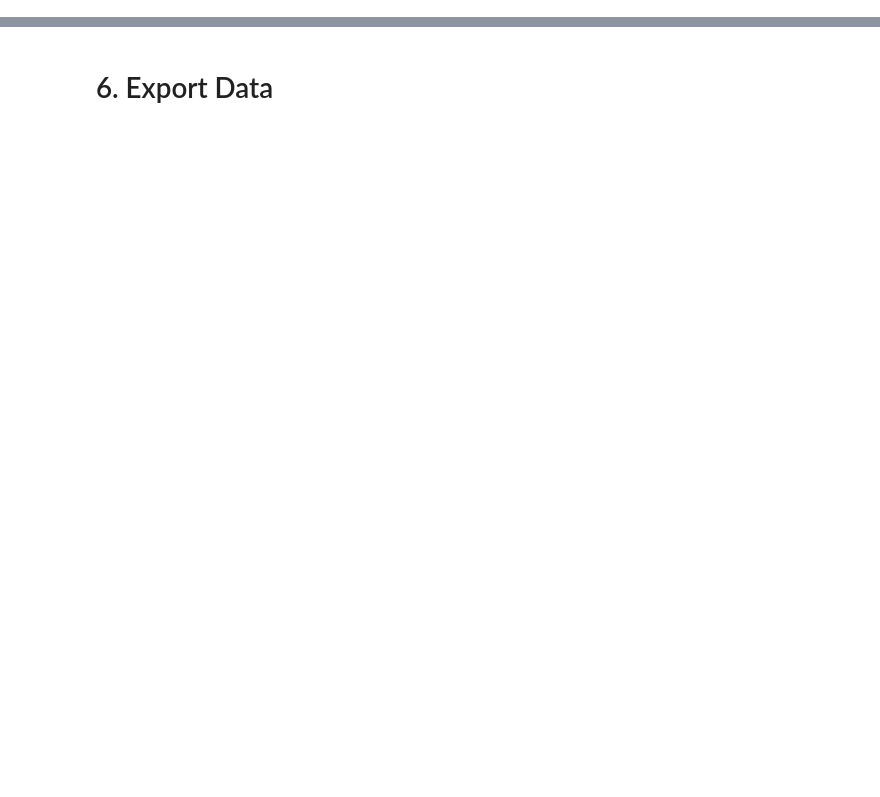
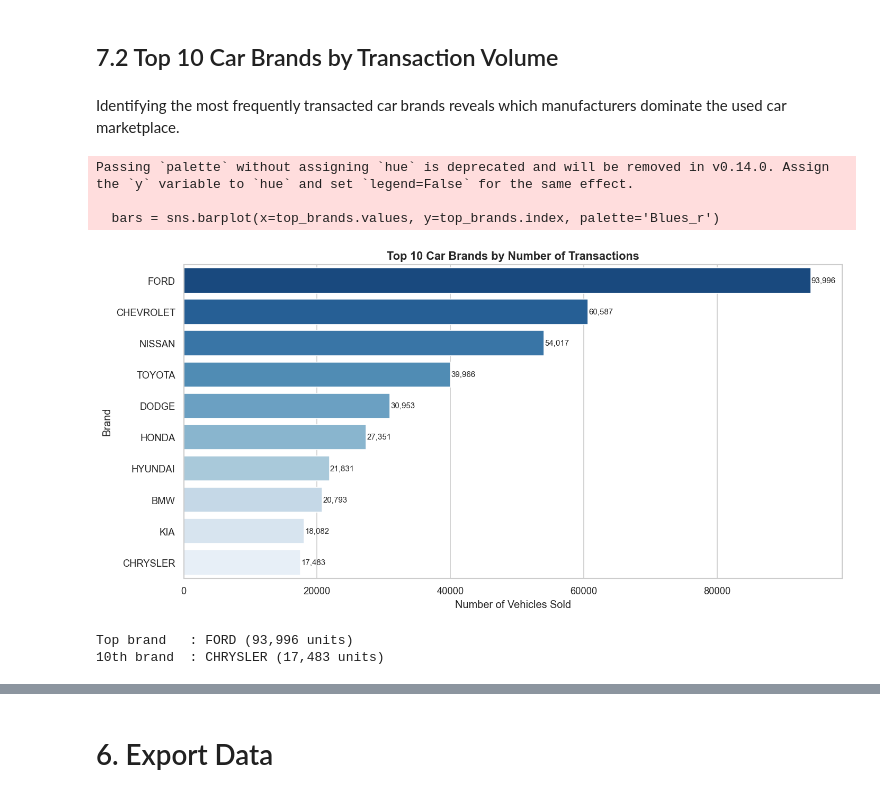
Before and after one commit to adhirizqi/data-visualization, a Jupyter notebook: P2_Adhi-Rizqi.ipynb, the cells around one changed output, grey strips where cells are left out. Saved outputs shown, nothing was run; the diff lists cells and outputs as text; code cells hidden in the pictures; blank space fills up the shorter version.

```diff
--- a/P2_Adhi-Rizqi.ipynb
+++ b/P2_Adhi-Rizqi.ipynb
@@ -541,0 +239,8 @@ Berdasarkan konklusi yang telah didapat, apabila saya menjadi seller dan hendak
+# %%
+# Transmission: binary category — use mode (most frequent value)
+df['transmission'] = df['transmission'].fillna(df['transmission'].mode()[0])
+
+# Remaining categorical columns: fill with placeholder
+cat_cols_to_fill = ['body', 'trim', 'model', 'color', 'interior', 'vin', 'make']
+for col in cat_cols_to_fill:
+    df[col] = df[col].fillna('Unknown')
@@ -541,0 +350,29 @@ Berdasarkan konklusi yang telah didapat, apabila saya menjadi seller dan hendak
+# %% [markdown]
+## 7.2 Top 10 Car Brands by Transaction Volume
+# %% [markdown]
+Identifying the most frequently transacted car brands reveals which manufacturers dominate the used car marketplace.
+# %%
+top_brands = df['make'].value_counts().head(10)
+
+plt.figure(figsize=(12, 6))
+bars = sns.barplot(x=top_brands.values, y=top_brands.index, palette='Blues_r')
+
+# Add value labels
+for i, (val, name) in enumerate(zip(top_brands.values, top_brands.index)):
+    plt.text(val + 100, i, f'{val:,}', va='center', fontsize=9)
+
+plt.title('Top 10 Car Brands by Number of Transactions', fontsize=13, fontweight='bold')
+plt.xlabel('Number of Vehicles Sold')
+plt.ylabel('Brand')
+plt.tight_layout()
+plt.show()
+
+print(f"Top brand   : {top_brands.index[0]} ({top_brands.values[0]:,} units)")
+print(f"10th brand  : {top_brands.index[-1]} ({top_brands.values[-1]:,} units)")
+# %% [output]
+Passing `palette` without assigning `hue` is deprecated and will be removed in v0.14.0. Assign the `y` variable to `hue` and set `legend=False` for the same effect.
+
+  bars = sns.barplot(x=top_brands.values, y=top_brands.index, palette='Blues_r')
+[figure, added]
+Top brand   : FORD (93,996 units)
+10th brand  : CHRYSLER (17,483 units)
```
Also changed, not shown: parts of 166 cells of this notebook, 7 other files.
